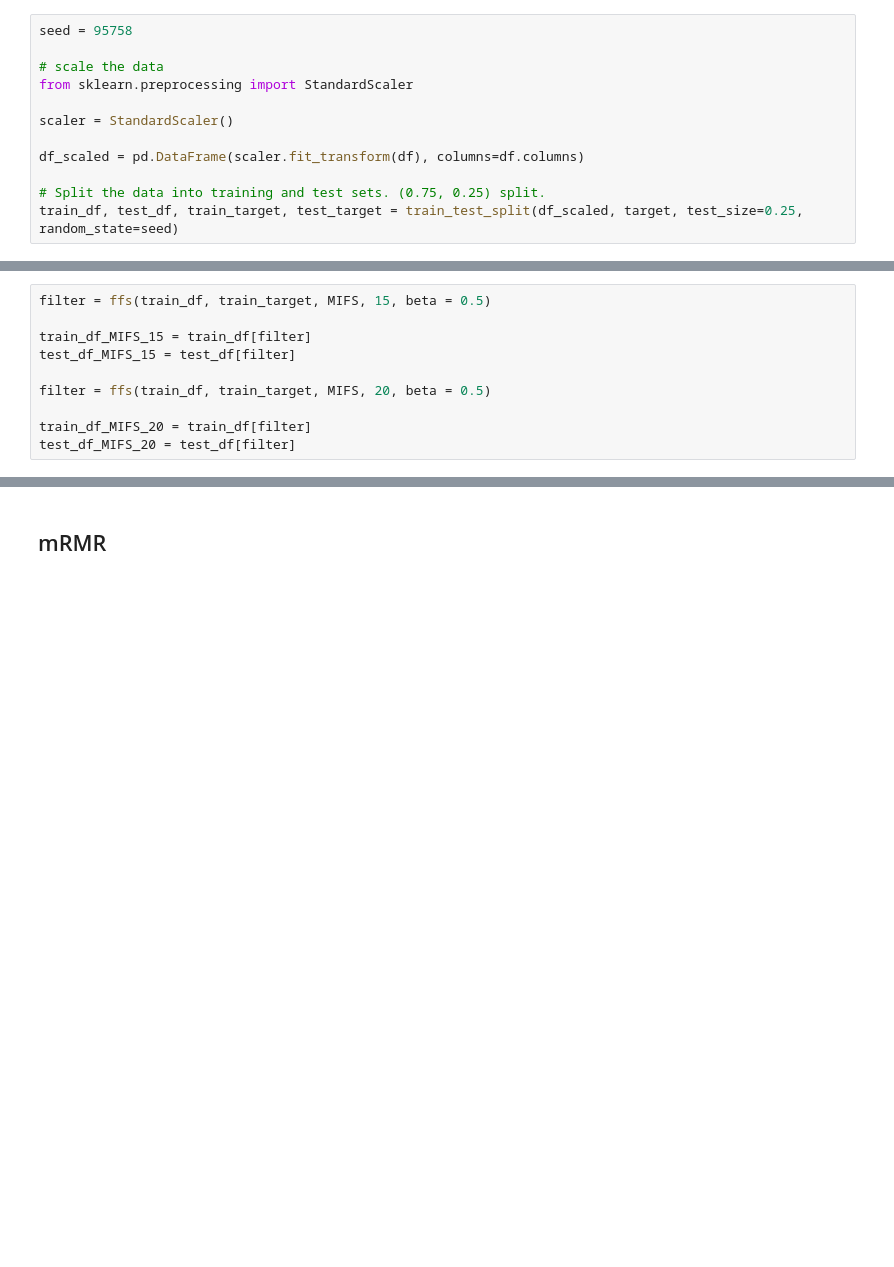
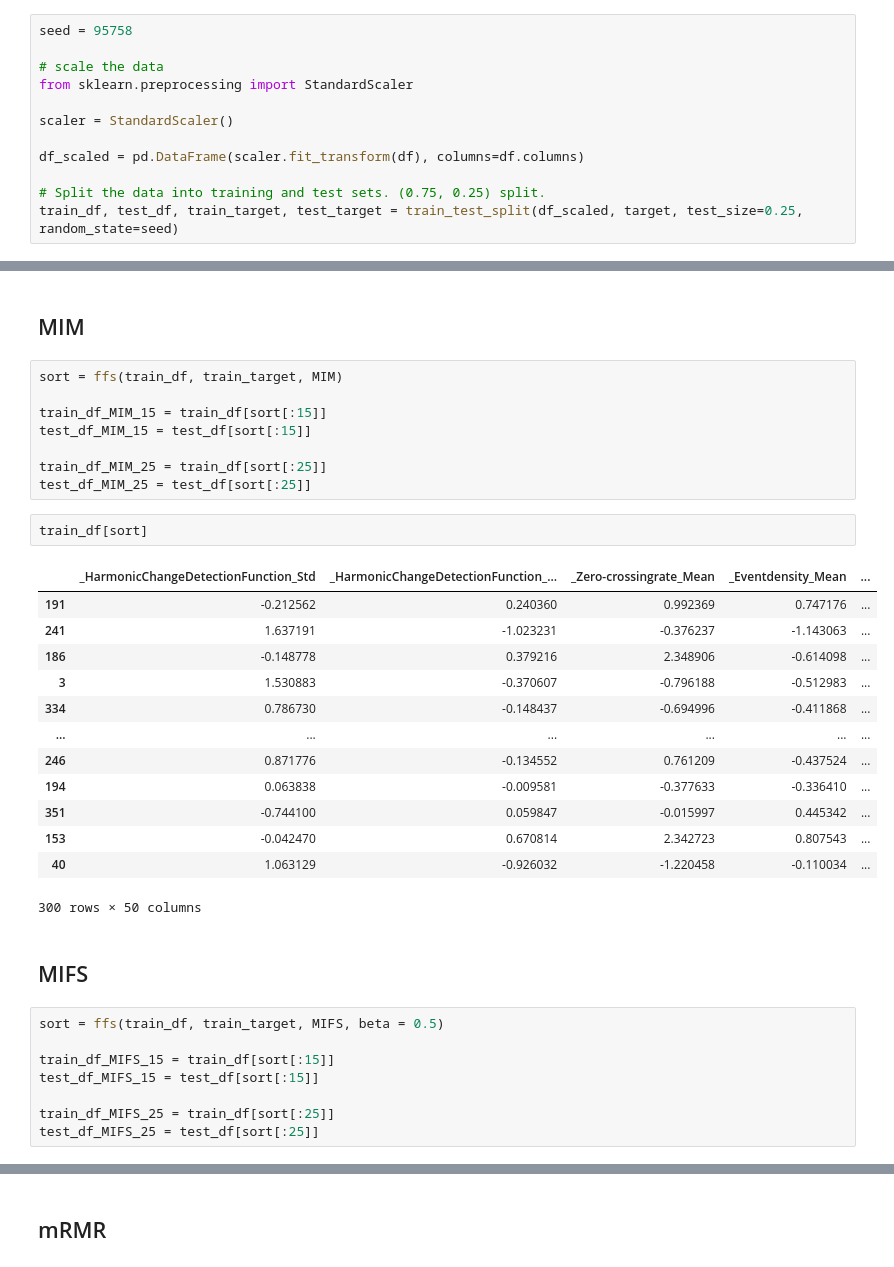
Before and after one commit to nunopcfmarques/M4ML-Proj2, a Jupyter notebook: project2.ipynb, the cells around one changed output, grey strips where cells are left out. Saved outputs shown, nothing was run; the diff lists cells and outputs as text; blank space fills up the shorter version.

```diff
--- a/project2.ipynb
+++ b/project2.ipynb
@@ -229,10 +194,36 @@ This algorithm, and the following, need to be implemented by hand since python d
+# %% [markdown]
+## MIM
+# %%
+sort = ffs(train_df, train_target, MIM)
+
+train_df_MIM_15 = train_df[sort[:15]]
+test_df_MIM_15 = test_df[sort[:15]]
+
+train_df_MIM_25 = train_df[sort[:25]]
+test_df_MIM_25 = test_df[sort[:25]]
+# %%
+train_df[sort]
+# %% [output]
+|  | _HarmonicChangeDetectionFunction_Std | _HarmonicChangeDetectionFunction_... | _Zero-crossingrate_Mean | _Eventdensity_Mean | ... |
+| 191 | -0.212562 | 0.240360 | 0.992369 | 0.747176 | ... |
+| 241 | 1.637191 | -1.023231 | -0.376237 | -1.143063 | ... |
+| 186 | -0.148778 | 0.379216 | 2.348906 | -0.614098 | ... |
+| 3 | 1.530883 | -0.370607 | -0.796188 | -0.512983 | ... |
+| 334 | 0.786730 | -0.148437 | -0.694996 | -0.411868 | ... |
+| ... | ... | ... | ... | ... | ... |
+| 246 | 0.871776 | -0.134552 | 0.761209 | -0.437524 | ... |
+| 194 | 0.063838 | -0.009581 | -0.377633 | -0.336410 | ... |
+| 351 | -0.744100 | 0.059847 | -0.015997 | 0.445342 | ... |
+| 153 | -0.042470 | 0.670814 | 2.342723 | 0.807543 | ... |
+| 40 | 1.063129 | -0.926032 | -1.220458 | -0.110034 | ... |
+300 rows × 50 columns
+# %% [markdown]
+## MIFS
 # %%
-filter = ffs(train_df, train_target, MIFS, 15, beta = 0.5)
+sort = ffs(train_df, train_target, MIFS, beta = 0.5)
 
-train_df_MIFS_15 = train_df[filter]
-test_df_MIFS_15 = test_df[filter]
+train_df_MIFS_15 = train_df[sort[:15]]
+test_df_MIFS_15 = test_df[sort[:15]]
 
-filter = ffs(train_df, train_target, MIFS, 20, beta = 0.5)
-
-train_df_MIFS_20 = train_df[filter]
-test_df_MIFS_20 = test_df[filter]
+train_df_MIFS_25 = train_df[sort[:25]]
+test_df_MIFS_25 = test_df[sort[:25]]
```
Also changed, not shown: parts of 31 cells of this notebook, 1 other file.
